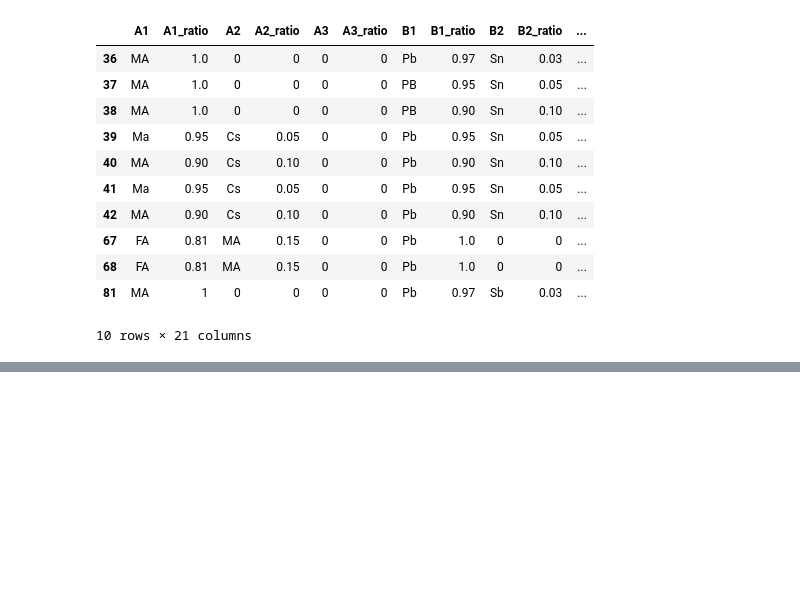
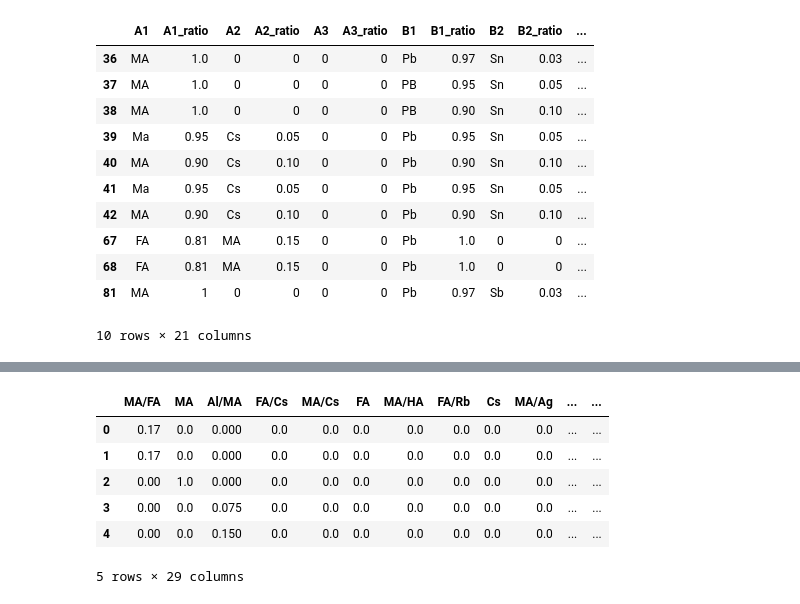
Before and after one commit to sdf94/DDDP-1, a Jupyter notebook: Yongquan_revised_dataframe.ipynb, the cells around one changed output, grey strips where cells are left out. Drawn from its saved outputs; the diff is of its cells as text; code cells hidden in the pictures; blank space fills up the shorter version.

```diff
--- a/Yongquan_revised_dataframe.ipynb
+++ b/Yongquan_revised_dataframe.ipynb
@@ -107,0 +154,12 @@ data1.loc[data1['X_sum']!=1]
+# %%
+# replace NA with 0
+df1 = df.fillna(0)
+df1.head()
+# %% [output]
+|  | MA/FA | MA | Al/MA | FA/Cs | MA/Cs | FA | MA/HA | FA/Rb | Cs | MA/Ag | ... | ... |
+| 0 | 0.17 | 0.0 | 0.000 | 0.0 | 0.0 | 0.0 | 0.0 | 0.0 | 0.0 | 0.0 | ... | ... |
+| 1 | 0.17 | 0.0 | 0.000 | 0.0 | 0.0 | 0.0 | 0.0 | 0.0 | 0.0 | 0.0 | ... | ... |
+| 2 | 0.00 | 1.0 | 0.000 | 0.0 | 0.0 | 0.0 | 0.0 | 0.0 | 0.0 | 0.0 | ... | ... |
+| 3 | 0.00 | 0.0 | 0.075 | 0.0 | 0.0 | 0.0 | 0.0 | 0.0 | 0.0 | 0.0 | ... | ... |
+| 4 | 0.00 | 0.0 | 0.150 | 0.0 | 0.0 | 0.0 | 0.0 | 0.0 | 0.0 | 0.0 | ... | ... |
+5 rows × 29 columns
```
Also changed, not shown: parts of 9 cells of this notebook.
